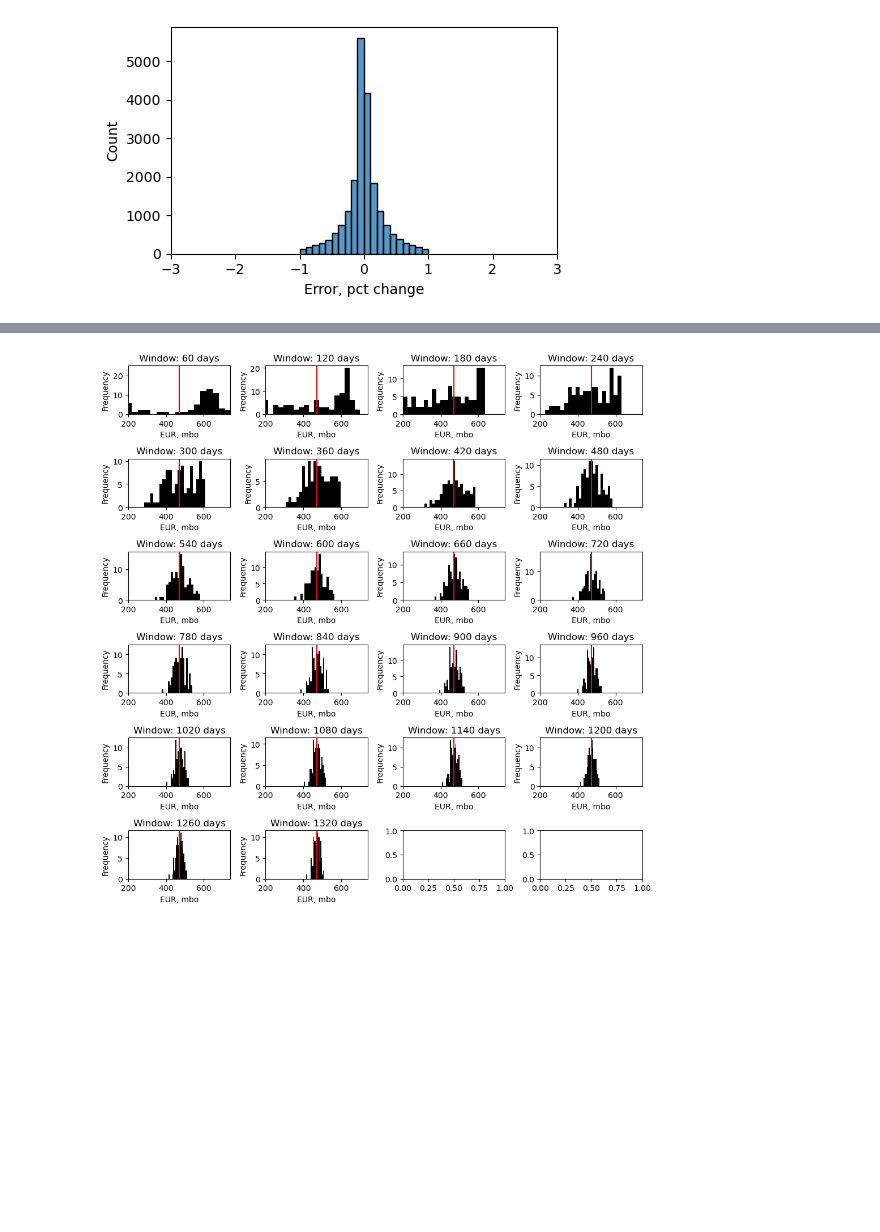
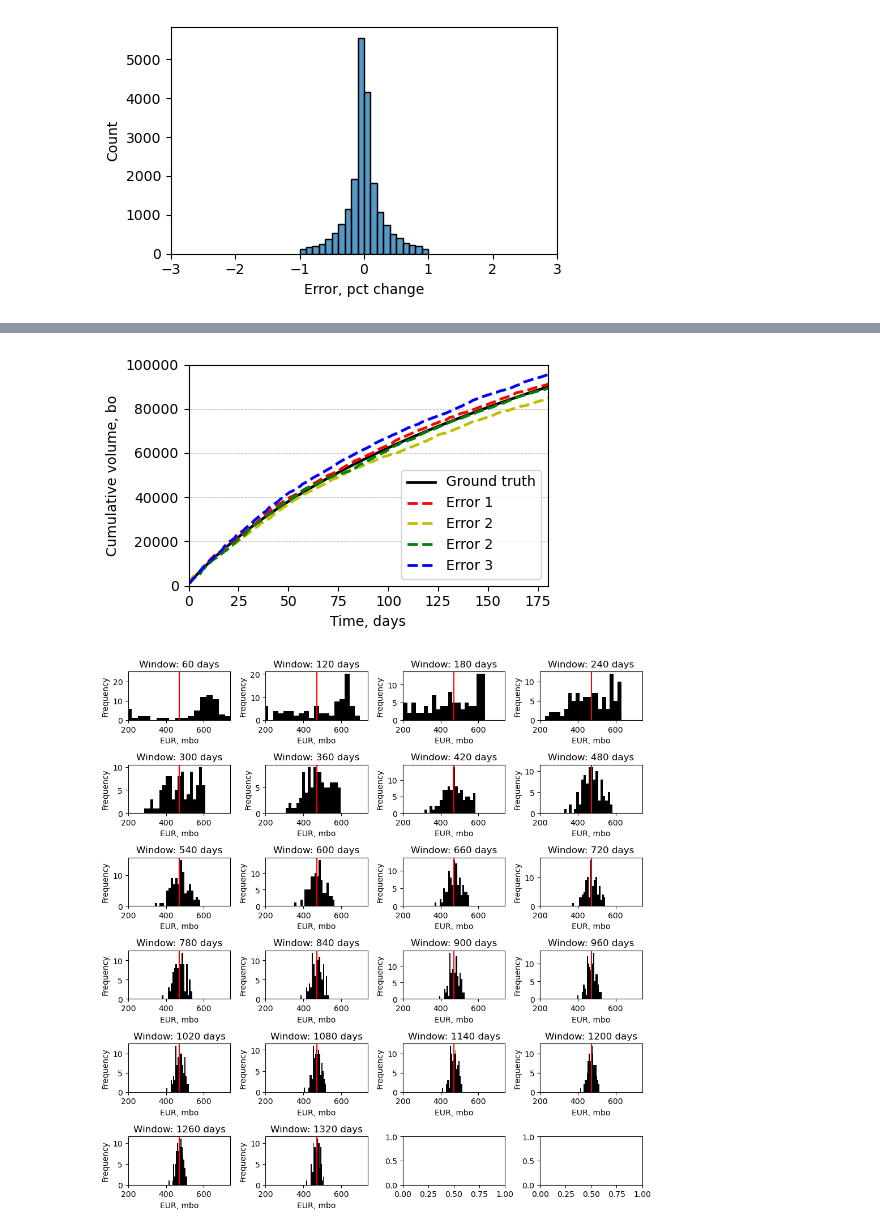
Before and after one commit to rmcguigan/PGE_RESEARCH, a Jupyter notebook: SP24_Research/SP24research_problem_statement.ipynb, the cells around one changed output, grey strips where cells are left out. Saved outputs shown, nothing was run; the diff lists cells and outputs as text; code cells hidden in the pictures; blank space fills up the shorter version.

```diff
--- a/SP24_Research/SP24research_problem_statement.ipynb
+++ b/SP24_Research/SP24research_problem_statement.ipynb
@@ -297,3 +297,27 @@ plt.tight_layout(); plt.show()
+# %%
+# compare cum-time for a couple different error instances
+gt = ground_truth(1000, 0.82, 1.2, 0.07, 1, 'day')
+error1 = ground_truth(1000, 0.82, 1.2, 0.07, 1, 'day')
+error2 = ground_truth(1000, 0.82, 1.2, 0.07, 1, 'day')
+error3 = ground_truth(1000, 0.82, 1.2, 0.07, 1, 'day')
+error4 = ground_truth(1000, 0.82, 1.2, 0.07, 1, 'day')
+error1.add_error(beta=0.5, loc=0, scale=0.05)  # beta=0.5, loc=0, scale=0.05
+error2.add_error(beta=0.5, loc=0, scale=0.05)  # beta=0.5, loc=0, scale=0.05
+error3.add_error(beta=0.5, loc=0, scale=0.05)  # beta=0.5, loc=0, scale=0.05
+error4.add_error(beta=0.5, loc=0, scale=0.05)  # beta=0.5, loc=0, scale=0.05
+
+fig, ax = plt.subplots(figsize=(golden_ratio * 3, 3))
+ax.plot(gt.t, gt.cum, 'k-', label='Ground truth', lw=2)
+ax.plot(error1.t, error1.cum_error, 'r--', label='Error 1', lw=2)
+ax.plot(error2.t, error2.cum_error, 'y--', label='Error 2', lw=2)
+ax.plot(error3.t, error3.cum_error, 'g--', label='Error 2', lw=2)
+ax.plot(error4.t, error4.cum_error, 'b--', label='Error 3', lw=2)
+ax.set(xlabel='Time, days', ylabel='Cumulative volume, bo', xlim=(0,180), ylim=(0, 1.0e5))
+ax.legend(loc='lower right')
+ax.grid(True, which='both', axis='y', linestyle='--', lw=0.5)
+plt.tight_layout(); plt.show()
+# %% [output]
+[figure, added]
 # %%
 # calculate forecasts for bootstrap iterations and different expanding windows
 test.calc_bootsrap_forecasts(time_increments=60,
```
Also changed, not shown: parts of 1 cell of this notebook, 1 other file.
